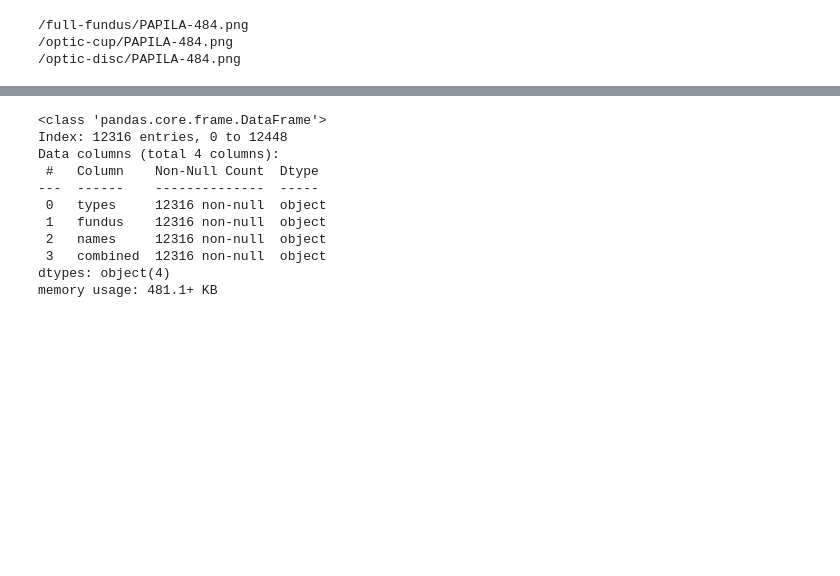
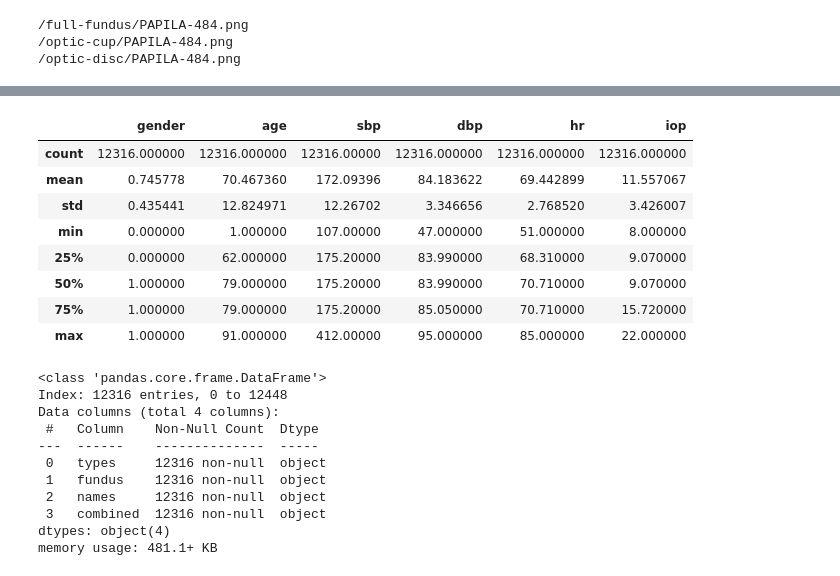
Before and after one commit to AhmedElZubair38/DISSERTATION, a Jupyter notebook: MOSTLY_Data_3/MODEL_2A.ipynb, the cells around one changed output, grey strips where cells are left out. Saved outputs shown, nothing was run; the diff lists cells and outputs as text; code cells hidden in the pictures; blank space fills up the shorter version.

```diff
--- a/MOSTLY_Data_3/MODEL_2A.ipynb
+++ b/MOSTLY_Data_3/MODEL_2A.ipynb
@@ -214,0 +194,4 @@ data["types"].value_counts().sum()
+# %%
+data['eye'] = data['eye'].replace({'OD': 0, 'OS': 1})
+
+data[['eye']].value_counts()
@@ -214,0 +326,3 @@ data["types"].value_counts().sum()
+# %%
+non_image_features = data[['gender', 'age', 'sbp', 'dbp', 'hr', 'iop']]
+non_image_features.info()
@@ -214,0 +354,16 @@ data["types"].value_counts().sum()
+# %%
+from sklearn.experimental import enable_iterative_imputer
+from sklearn.impute import IterativeImputer
+from sklearn.ensemble import RandomForestRegressor
+
+# Initialize the IterativeImputer with a RandomForestRegressor
+imp = IterativeImputer(RandomForestRegressor(), max_iter=10, random_state=0)
+
+# Perform the imputation - fit and transform the data
+non_image_features_imputed = imp.fit_transform(non_image_features)
+
+# Convert the imputed data back to a pandas DataFrame
+non_image_features_imputed = pd.DataFrame(non_image_features_imputed, columns=non_image_features.columns)
+
+# Check the imputation
+print(non_image_features_imputed.info())
@@ -215,3 +385,15 @@ data["types"].value_counts().sum()
+# %%
+non_image_features_imputed.describe()
+# %% [output]
+|  | gender | age | sbp | dbp | hr | iop |
+| count | 12316.000000 | 12316.000000 | 12316.00000 | 12316.000000 | 12316.000000 | 12316.000000 |
+| mean | 0.745778 | 70.467360 | 172.09396 | 84.183622 | 69.442899 | 11.557067 |
+| std | 0.435441 | 12.824971 | 12.26702 | 3.346656 | 2.768520 | 3.426007 |
+| min | 0.000000 | 1.000000 | 107.00000 | 47.000000 | 51.000000 | 8.000000 |
+| 25% | 0.000000 | 62.000000 | 175.20000 | 83.990000 | 68.310000 | 9.070000 |
+| 50% | 1.000000 | 79.000000 | 175.20000 | 83.990000 | 70.710000 | 9.070000 |
+| 75% | 1.000000 | 79.000000 | 175.20000 | 85.050000 | 70.710000 | 15.720000 |
+| max | 1.000000 | 91.000000 | 412.00000 | 95.000000 | 85.000000 | 22.000000 |
 # %%
 #removing the patients with no fundus classification and with fundus classification -1 instead of 0,1
 data = data[
```
Also changed, not shown: parts of 18 cells of this notebook, 1 other file.
